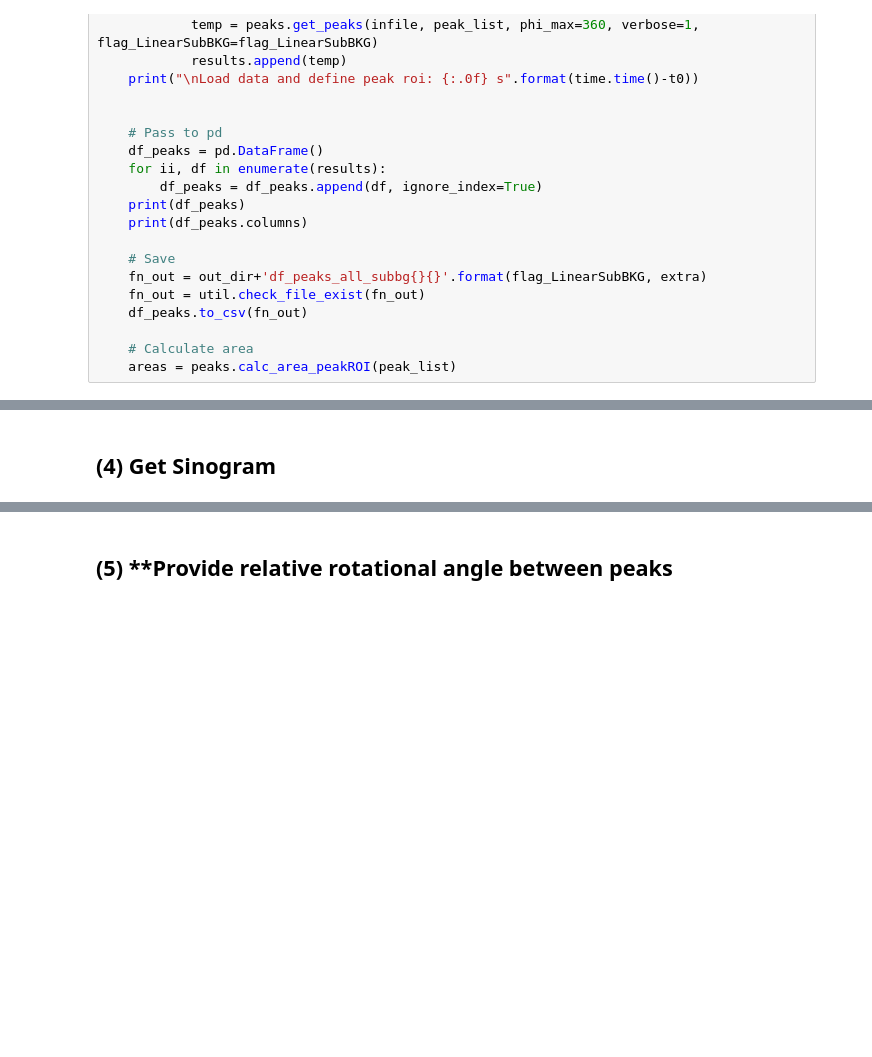
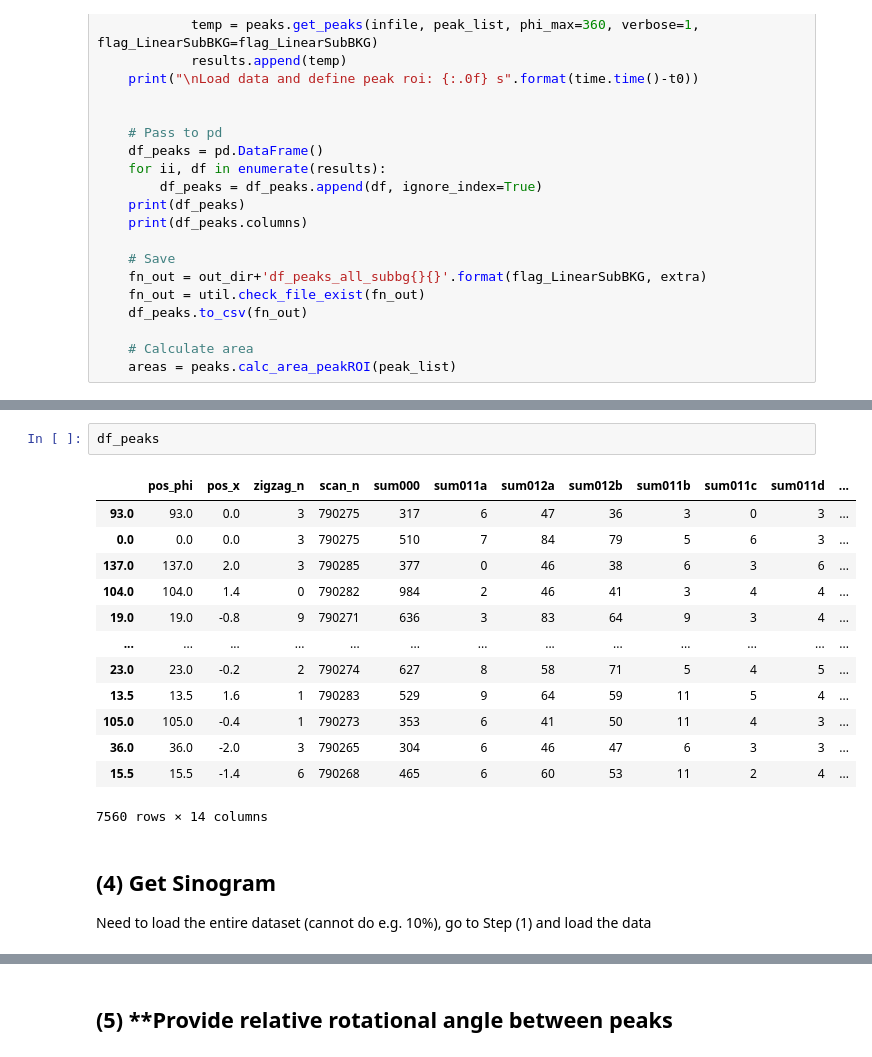
Before and after one commit to esther279/GI_tomo, a Jupyter notebook: GI_tomo.ipynb, the cells around one changed output, grey strips where cells are left out. Saved outputs shown, nothing was run; the diff lists cells and outputs as text; blank space fills up the shorter version.

Commit message:
WIP jupyter notebook (step 4 done)

```diff
--- a/GI_tomo.ipynb
+++ b/GI_tomo.ipynb
@@ -332,2 +433,20 @@ if 3 in run_steps:
+# %%
+df_peaks
+# %% [output]
+|  | pos_phi | pos_x | zigzag_n | scan_n | sum000 | sum011a | sum012a | sum012b | sum011b | sum011c | sum011d | ... |
+| 93.0 | 93.0 | 0.0 | 3 | 790275 | 317 | 6 | 47 | 36 | 3 | 0 | 3 | ... |
+| 0.0 | 0.0 | 0.0 | 3 | 790275 | 510 | 7 | 84 | 79 | 5 | 6 | 3 | ... |
+| 137.0 | 137.0 | 2.0 | 3 | 790285 | 377 | 0 | 46 | 38 | 6 | 3 | 6 | ... |
+| 104.0 | 104.0 | 1.4 | 0 | 790282 | 984 | 2 | 46 | 41 | 3 | 4 | 4 | ... |
+| 19.0 | 19.0 | -0.8 | 9 | 790271 | 636 | 3 | 83 | 64 | 9 | 3 | 4 | ... |
+| ... | ... | ... | ... | ... | ... | ... | ... | ... | ... | ... | ... | ... |
+| 23.0 | 23.0 | -0.2 | 2 | 790274 | 627 | 8 | 58 | 71 | 5 | 4 | 5 | ... |
+| 13.5 | 13.5 | 1.6 | 1 | 790283 | 529 | 9 | 64 | 59 | 11 | 5 | 4 | ... |
+| 105.0 | 105.0 | -0.4 | 1 | 790273 | 353 | 6 | 41 | 50 | 11 | 4 | 3 | ... |
+| 36.0 | 36.0 | -2.0 | 3 | 790265 | 304 | 6 | 46 | 47 | 6 | 3 | 3 | ... |
+| 15.5 | 15.5 | -1.4 | 6 | 790268 | 465 | 6 | 60 | 53 | 11 | 2 | 4 | ... |
+7560 rows × 14 columns
 # %% [markdown]
 ## (4) Get Sinogram
+
+Need to load the entire dataset (cannot do e.g. 10%), go to Step (1) and load the data
```
Also changed, not shown: parts of 16 cells of this notebook, 1 other file.
